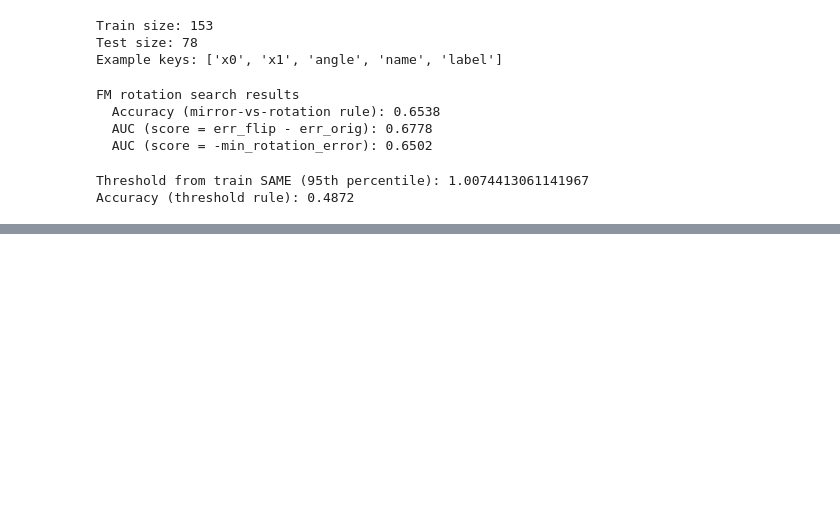
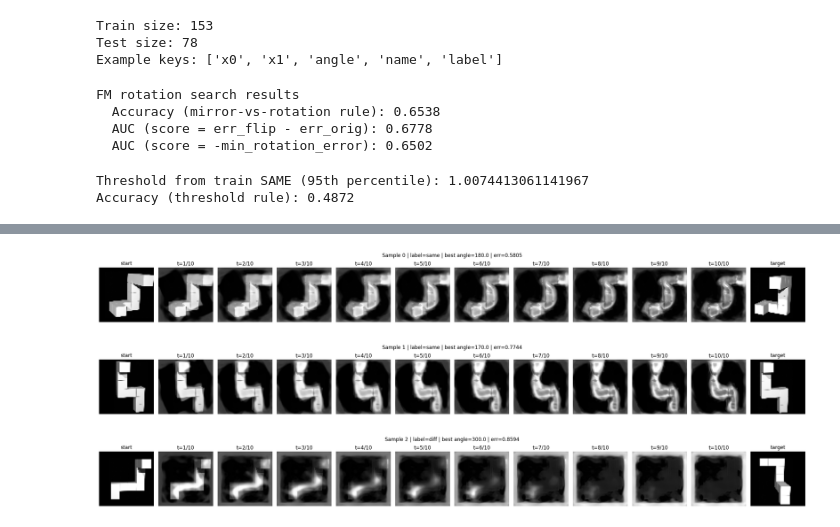
Before and after one commit to mashathepotato/visual-reasoning, a Jupyter notebook: notebooks/pipeline_3d.ipynb, the cells around one changed output, grey strips where cells are left out. Cells and saved outputs as stored; diff of their text form; code cells hidden in the pictures; blank space fills up the shorter version.

Commit message:
Showing multiple samples

```diff
--- a/notebooks/pipeline_3d.ipynb
+++ b/notebooks/pipeline_3d.ipynb
@@ -304,0 +274,71 @@ plt.show()
+# %%
+# Qualitative examples with intermediate FM steps
+@torch.no_grad()
+def apply_rotation_fm_with_traj(model, base_img, base_emb, angle_deg, steps=10):
+    # base_img: (B, 1, 64, 64) in [-1, 1]
+    model.eval()
+    dt = 1.0 / steps
+    curr = base_img.clone()
+    B = base_img.shape[0]
+
+    if torch.is_tensor(angle_deg):
+        target_ang = angle_deg.to(base_img.device).float()
+        if target_ang.dim() == 1:
+            target_ang = target_ang.unsqueeze(1)
+    else:
+        target_ang = torch.full((B, 1), float(angle_deg), device=base_img.device, dtype=base_img.dtype)
+
+    frames = [curr.detach().clone()]
+    for i in range(steps):
+        t = torch.full((B, 1), i / steps, device=base_img.device, dtype=base_img.dtype)
+        v1 = model(curr, t, base_emb, target_ang)
+        mid = curr + v1 * dt
+        t2 = torch.full((B, 1), (i + 1) / steps, device=base_img.device, dtype=base_img.dtype)
+        v2 = model(mid, t2, base_emb, target_ang)
+        curr = curr + 0.5 * (v1 + v2) * dt
+        curr = torch.nan_to_num(curr, nan=0.0, posinf=1.0, neginf=-1.0)
+        curr = curr.clamp(-1.0, 1.0)
+        frames.append(curr.detach().clone())
+    return frames
+
+# pick a few sample indices to visualize
+sample_indices = [0, 1, 2]
+
+for idx in sample_indices:
+    if idx >= len(test_raw):
+        continue
+    sample = test_raw[idx]
+    base, target = sample_to_tensors(sample)
+
+    # find best rotation angle for the original (non-flipped) case
+    err_orig, ang_orig, _ = min_error_over_angles(base, target, ANGLES, steps=FM_STEPS, return_image=False)
+
+    base_emb = get_dino_embedding(base)
+    frames = apply_rotation_fm_with_traj(fm_model, base, base_emb, ang_orig, steps=FM_STEPS)
+
+    n = len(frames) + 1  # +1 for target
+    fig, axes = plt.subplots(1, n, figsize=(2.0 * n, 2.6))
+
+    # start frame
+    axes[0].imshow(to_display(frames[0]), cmap="gray")
+    axes[0].set_title("start")
+    axes[0].axis("off")
+
+    # intermediate frames
+    for i, fr in enumerate(frames[1:], start=1):
+        axes[i].imshow(to_display(fr), cmap="gray")
+        axes[i].set_title(f"t={i}/{FM_STEPS}")
+        axes[i].axis("off")
+
+    # target image
+    axes[-1].imshow(to_display(target), cmap="gray")
+    axes[-1].set_title("target")
+    axes[-1].axis("off")
+
+    plt.suptitle(f"Sample {idx} | label={sample.get('label')} | best angle={ang_orig} | err={err_orig:.4f}")
+    plt.tight_layout()
+    plt.show()
+# %% [output]
+[figure, added]
+[figure, added]
+[figure, added]
```
Also changed, not shown: parts of 1 cell of this notebook, 1 other file.
